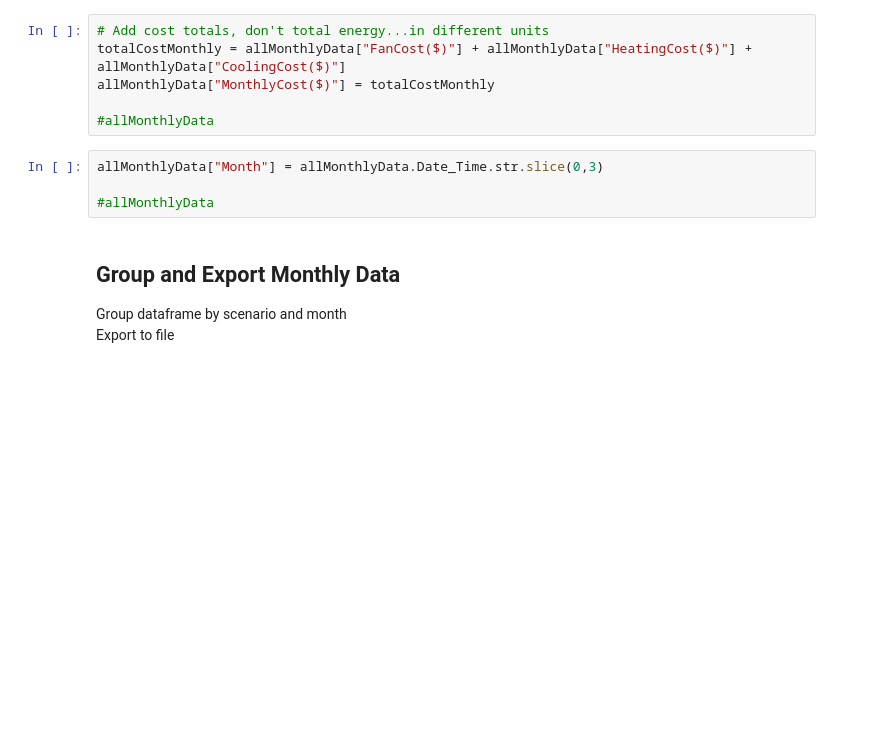
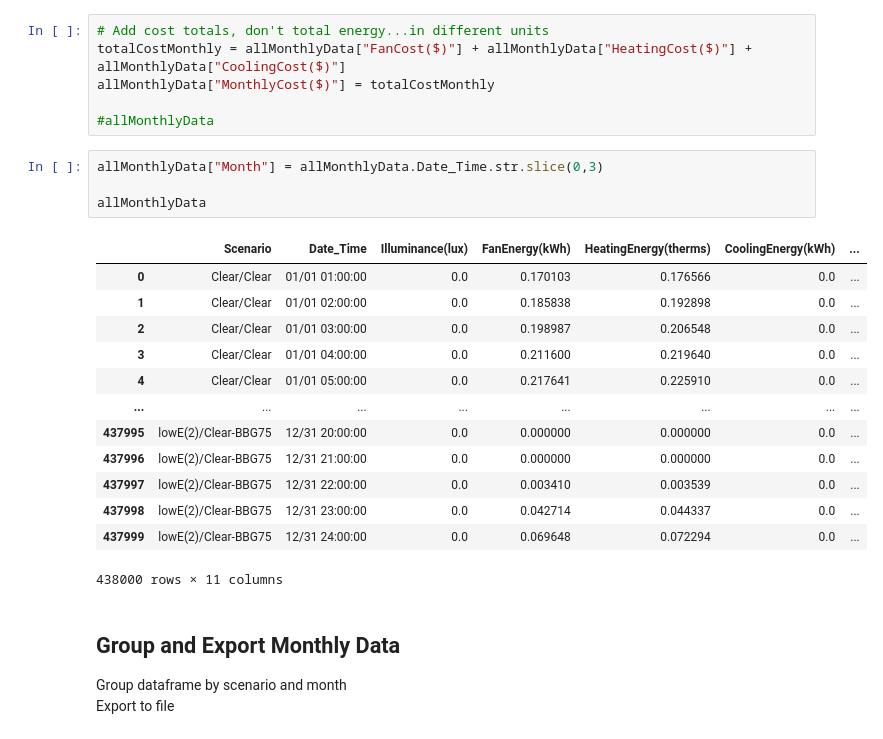
Before and after one commit to klharp/EPlus-Dashboard-ODL, a Jupyter notebook: HOU_Scraper.ipynb, the cells around one changed output. Saved outputs shown, nothing was run; the diff lists cells and outputs as text; blank space fills up the shorter version.

```diff
--- a/HOU_Scraper.ipynb
+++ b/HOU_Scraper.ipynb
@@ -293,7 +293,21 @@ allMonthlyData["MonthlyCost($)"] = totalCostMonthly
 # %%
 allMonthlyData["Month"] = allMonthlyData.Date_Time.str.slice(0,3)
 
-#allMonthlyData
+allMonthlyData
+# %% [output]
+|  | Scenario | Date_Time | Illuminance(lux) | FanEnergy(kWh) | HeatingEnergy(therms) | CoolingEnergy(kWh) | ... |
+| 0 | Clear/Clear | 01/01 01:00:00 | 0.0 | 0.170103 | 0.176566 | 0.0 | ... |
+| 1 | Clear/Clear | 01/01 02:00:00 | 0.0 | 0.185838 | 0.192898 | 0.0 | ... |
+| 2 | Clear/Clear | 01/01 03:00:00 | 0.0 | 0.198987 | 0.206548 | 0.0 | ... |
+| 3 | Clear/Clear | 01/01 04:00:00 | 0.0 | 0.211600 | 0.219640 | 0.0 | ... |
+| 4 | Clear/Clear | 01/01 05:00:00 | 0.0 | 0.217641 | 0.225910 | 0.0 | ... |
+| ... | ... | ... | ... | ... | ... | ... | ... |
+| 437995 | lowE(2)/Clear-BBG75 | 12/31 20:00:00 | 0.0 | 0.000000 | 0.000000 | 0.0 | ... |
+| 437996 | lowE(2)/Clear-BBG75 | 12/31 21:00:00 | 0.0 | 0.000000 | 0.000000 | 0.0 | ... |
+| 437997 | lowE(2)/Clear-BBG75 | 12/31 22:00:00 | 0.0 | 0.003410 | 0.003539 | 0.0 | ... |
+| 437998 | lowE(2)/Clear-BBG75 | 12/31 23:00:00 | 0.0 | 0.042714 | 0.044337 | 0.0 | ... |
+| 437999 | lowE(2)/Clear-BBG75 | 12/31 24:00:00 | 0.0 | 0.069648 | 0.072294 | 0.0 | ... |
+438000 rows × 11 columns
 # %% [markdown]
 ## Group and Export Monthly Data
 Group dataframe by scenario and month<br>
```
Also changed, not shown: parts of 4 cells of this notebook, 1 other file.
